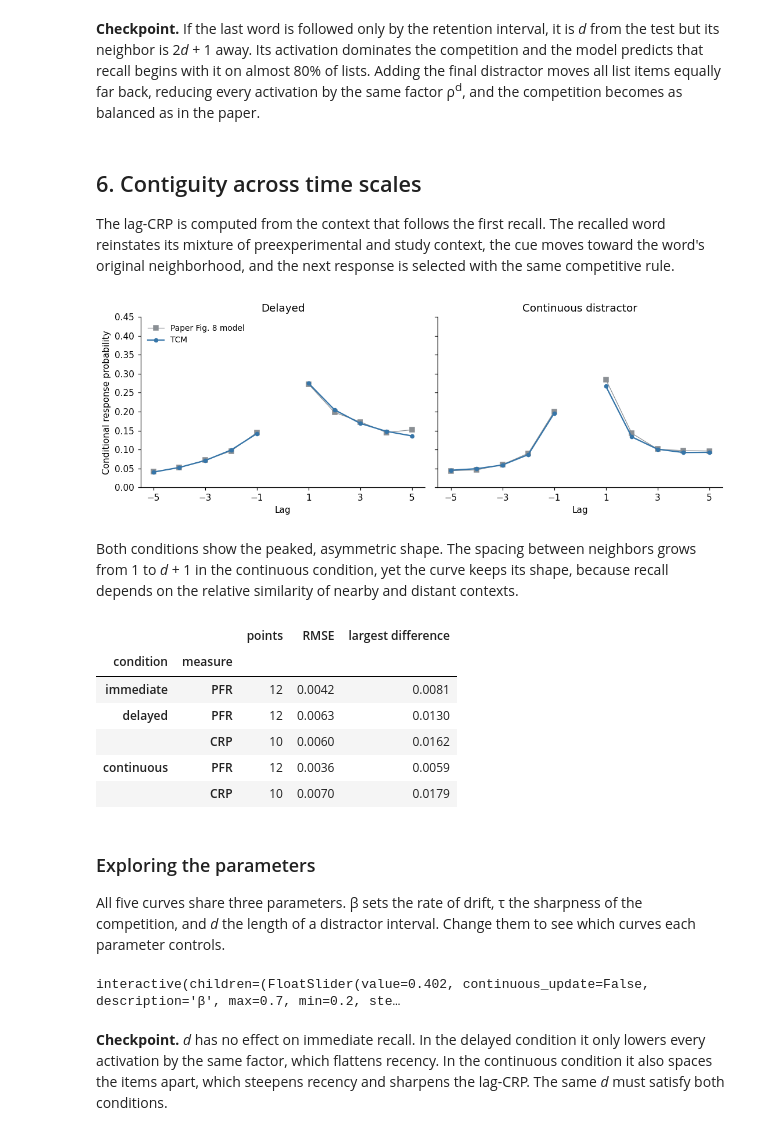
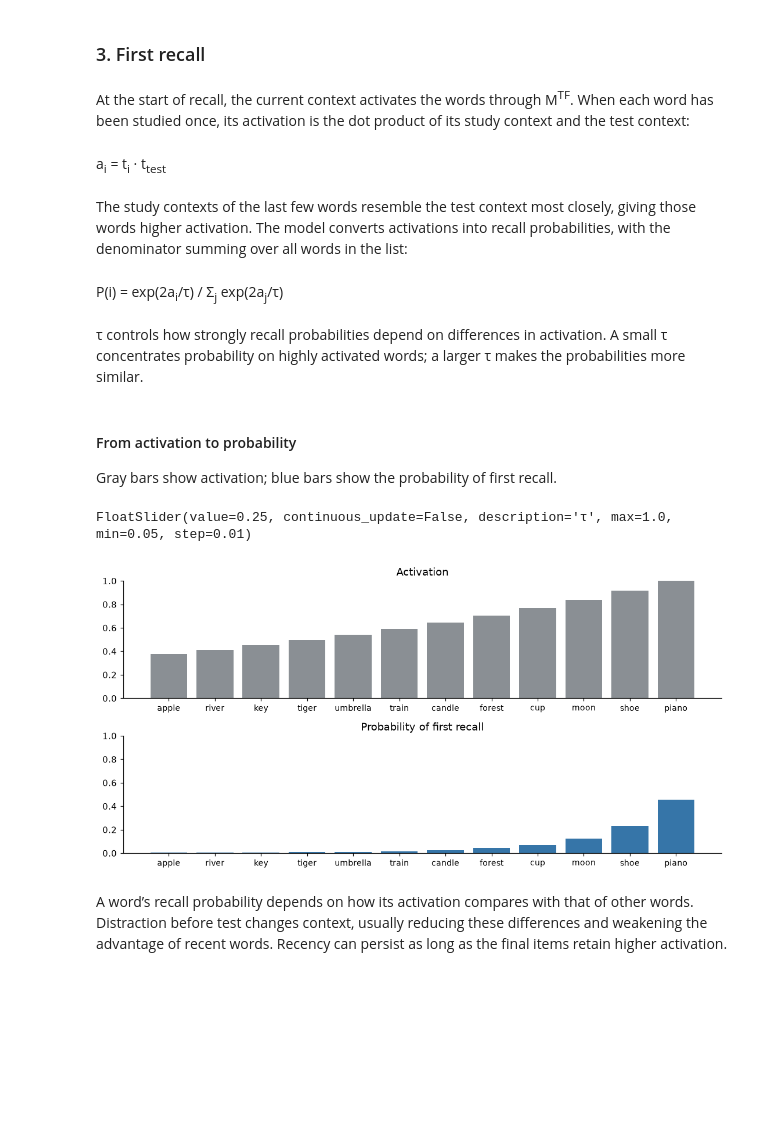
Before and after one commit to h4ch1m1/complementary-learning-systems, a Jupyter notebook: notebooks/tcm2002/tutorial.ipynb, the cells around one changed output. Cells and saved outputs as stored; diff of their text form; code cells hidden in the pictures; blank space fills up the shorter version.

```diff
--- a/notebooks/tcm2002/tutorial.ipynb
+++ b/notebooks/tcm2002/tutorial.ipynb
@@ -310,62 +159,37 @@ interactive(children=(Dropdown(description='Sequence', layout=Layout(width='480p
+# %% [markdown]
+### 3. First recall
 # %% [markdown]
-**Checkpoint.** If the last word is followed only by the retention interval, it is *d* from the test but its neighbor is 2*d* + 1 away. Its activation dominates the competition and the model predicts that recall begins with it on almost 80% of lists. Adding the final distractor moves all list items equally far back, reducing every activation by the same factor ρ<sup>d</sup>, and the competition becomes as balanced as in the paper.
+<p>At the start of recall, the current context activates the words through M<sup>TF</sup>. When each word has been studied once, its activation is the dot product of its study context and the test context:</p>
 # %% [markdown]
-## 6. Contiguity across time scales
-
-The lag-CRP is computed from the context that follows the first recall. The recalled word reinstates its mixture of preexperimental and study context, the cue moves toward the word's original neighborhood, and the next response is selected with the same competitive rule.
+<div class="equation">a<sub>i</sub> = t<sub>i</sub> · t<sub>test</sub></div>
-# %%
-fig, axes = plt.subplots(1, 2, figsize=(10, 3.6), sharey=True)
-for ax, condition in zip(axes, ['delayed', 'continuous']):
-    _, crp = predict(condition)
-    plot_crp(ax, condition, crp)
-axes[0].set_ylabel('Conditional response probability'); axes[0].legend(frameon=False, fontsize=9, loc='upper left')
-plt.tight_layout(); plt.show()
-# %% [output]
-[figure, removed]
+# %% [markdown]
+<p>The study contexts of the last few words resemble the test context most closely, giving those words higher activation. The model converts activations into recall probabilities, with the denominator summing over all words in the list:</p>
 # %% [markdown]
-Both conditions show the peaked, asymmetric shape. The spacing between neighbors grows from 1 to *d* + 1 in the continuous condition, yet the curve keeps its shape, because recall depends on the relative similarity of nearby and distant contexts.
+<div class="equation">P(i) = exp(2a<sub>i</sub>/τ) / Σ<sub>j</sub> exp(2a<sub>j</sub>/τ)</div>
-# %%
-rows = []
-for condition in tcm.CONDITIONS:
-    pfr, crp = predict(condition)
-    for _, row in paper_points[paper_points.condition == condition].iterrows():
-        value = pfr[row.x - 1] if row.measure == 'pfr' else crp[row.x]
-        rows.append({'condition':condition, 'measure':row.measure.upper(), 'difference':value - row.value})
-table = pd.DataFrame(rows).groupby(['condition', 'measure'], sort=False).difference
-pd.DataFrame({'points':table.size(), 'RMSE':table.apply(lambda d: np.sqrt(np.mean(d**2))),
-              'largest difference':table.apply(lambda d: d.abs().max())}).round(4)
-# %% [output]
-|  |  | points | RMSE | largest difference |
-| condition | measure |  |  |  |
-| immediate | PFR | 12 | 0.0042 | 0.0081 |
-| delayed | PFR | 12 | 0.0063 | 0.0130 |
-|  | CRP | 10 | 0.0060 | 0.0162 |
-| continuous | PFR | 12 | 0.0036 | 0.0059 |
-|  | CRP | 10 | 0.0070 | 0.0179 |
+# %% [markdown]
+<p>τ controls how strongly recall probabilities depend on differences in activation. A small τ concentrates probability on highly activated words; a larger τ makes the probabilities more similar.</p>
 # %% [markdown]
-### Exploring the parameters
+#### From activation to probability
 
-All five curves share three parameters. β sets the rate of drift, τ the sharpness of the competition, and *d* the length of a distractor interval. Change them to see which curves each parameter controls.
+<p>Gray bars show activation; blue bars show the probability of first recall.</p>
 # %%
-def explore(beta=.402, tau=.247, d=7.24):
-    params = Parameters(beta=beta, gamma=1., tau=tau, distractor_duration=d)
-    fig, axes = plt.subplots(2, 3, figsize=(12, 6.4))
-    for k, condition in enumerate(tcm.CONDITIONS):
-        pfr, crp = predict(condition, params)
-        plot_pfr(axes[0, k], condition, pfr)
-        if k:
-            plot_crp(axes[1, k], condition, crp)
-    axes[1, 0].axis('off')
-    axes[0, 0].legend(frameon=False, fontsize=9)
-    axes[0, 0].set_ylabel('Probability of first recall'); axes[1, 1].set_ylabel('Conditional response probability')
-    plt.tight_layout(); plt.show()
+# @title From activation to probability
+choice_tau = widgets.FloatSlider(value=.25, min=.05, max=1, step=.01, description='τ', continuous_update=False)
+choice_view = FigureView()
 
-widgets.interact(explore,
-    beta=widgets.FloatSlider(min=.2, max=.7, step=.01, value=.402, description='β', continuous_update=False),
-    tau=widgets.FloatSlider(min=.1, max=.6, step=.005, value=.247, description='τ', continuous_update=False),
-    d=widgets.FloatSlider(min=0, max=15, step=.1, value=7.24, description='d', continuous_update=False));
+def draw_choice(change=None):
+    model, _ = study_list('immediate', Parameters(tau=choice_tau.value))
+    fig, ax = plt.subplots(2, 1, figsize=(10, 5))
+    word_bars(ax[0], model.activations().numpy(), 'Activation', GREY)
+    word_bars(ax[1], model.probabilities().numpy(), 'Probability of first recall')
+    choice_view.show(fig)
+
+choice_tau.observe(draw_choice, names='value')
+display(choice_tau)
+draw_choice()
 # %% [output]
-interactive(children=(FloatSlider(value=0.402, continuous_update=False, description='β', max=0.7, min=0.2, ste…
+FloatSlider(value=0.25, continuous_update=False, description='τ', max=1.0, min=0.05, step=0.01)
+[figure, added]
 # %% [markdown]
-**Checkpoint.** *d* has no effect on immediate recall. In the delayed condition it only lowers every activation by the same factor, which flattens recency. In the continuous condition it also spaces the items apart, which steepens recency and sharpens the lag-CRP. The same *d* must satisfy both conditions.
+<p>A word’s recall probability depends on how its activation compares with that of other words. Distraction before test changes context, usually reducing these differences and weakening the advantage of recent words. Recency can persist as long as the final items retain higher activation.</p>
 # %% [markdown]
```
Also changed, not shown: parts of 51 cells of this notebook.
